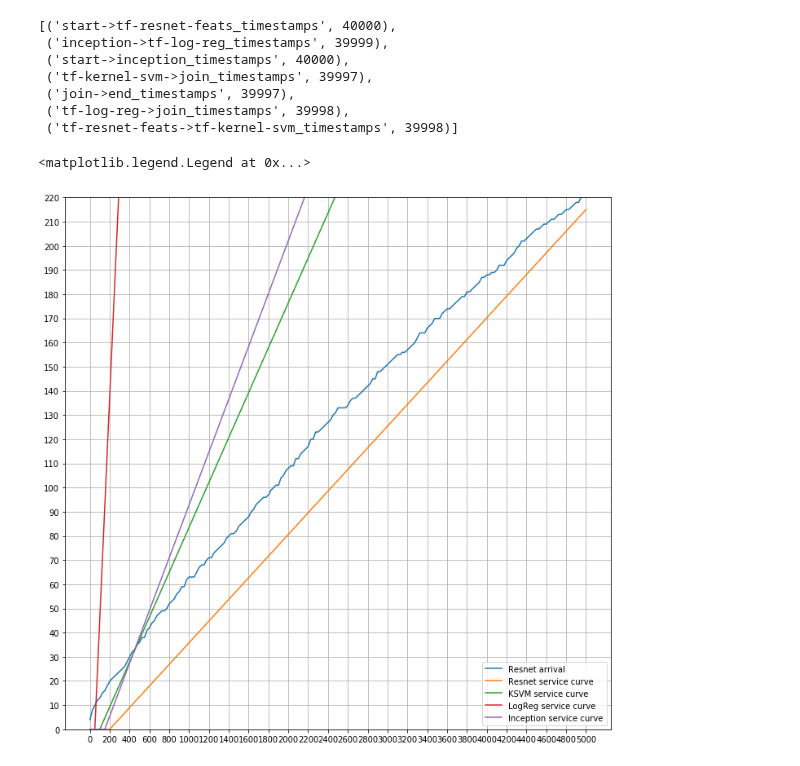
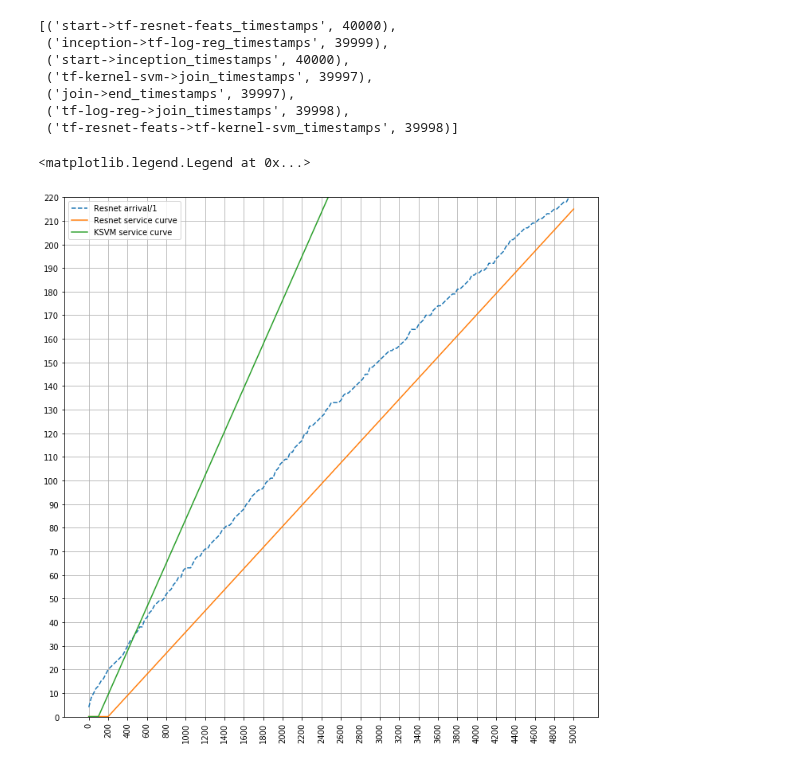
Before and after one commit to dcrankshaw/plots-model-comp-paper, a Jupyter notebook: plotting/e2e_distribution_plotting.ipynb, the cells around one changed output. Drawn from its saved outputs; the diff is of its cells as text; code cells hidden in the pictures.

```diff
--- a/plotting/e2e_distribution_plotting.ipynb
+++ b/plotting/e2e_distribution_plotting.ipynb
@@ -309,15 +320,17 @@ x_departure_resnet, y_departure_resnet = get_max_curve(resnet_departure, x_range
 # %%
 plt.figure(figsize=(12,12))
 plt.xticks(xrange(0,5200,200))
+plt.xticks(rotation=90)
 plt.gca().set_ylim([0,220])
 plt.yticks(xrange(0,225,10))
 plt.grid(True)
-plt.plot(x_arrival_resnet, y_arrival_resnet, label="Resnet arrival")
+plt.plot(x_arrival_resnet, y_arrival_resnet/1, label="Resnet arrival/1", linestyle="--")
+# plt.plot(x_arrival_resnet, y_arrival_resnet/2, label="Resnet arrival/2", linestyle="--")
 plt.plot([0,200,5000],[0,0,5*43], label="Resnet service curve")
 plt.plot([0,100,5000],[0,0,5*91], label="KSVM service curve")
-plt.plot([0,50,5000],[0,0,5*910], label="LogReg service curve")
-plt.plot([0,150,5000],[0,0,5*106], label="Inception service curve")
+# plt.plot([0,50,5000],[0,0,5*910], label="LogReg service curve")
+# plt.plot([0,150,5000],[0,0,5*106], label="Inception service curve")
 plt.legend()
 # %% [output]
 <matplotlib.legend.Legend at 0x...>
-[figure, old version]
+[figure, new version]
```
Also changed, not shown: parts of 12 cells of this notebook, 1 other file.
